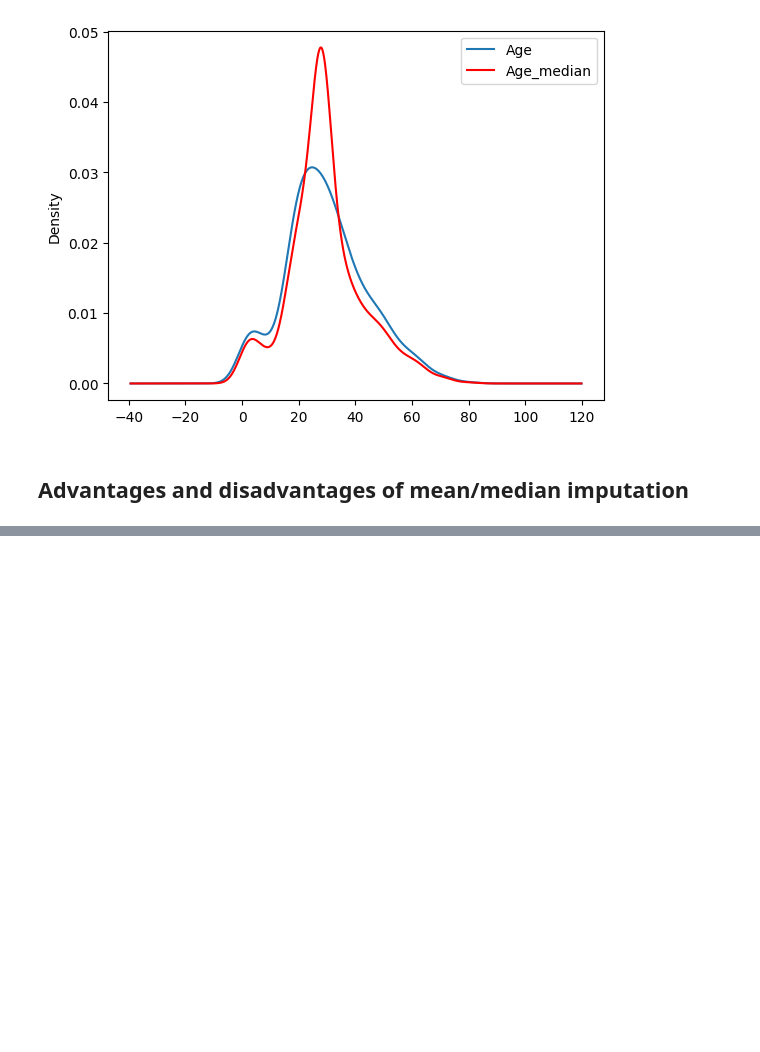
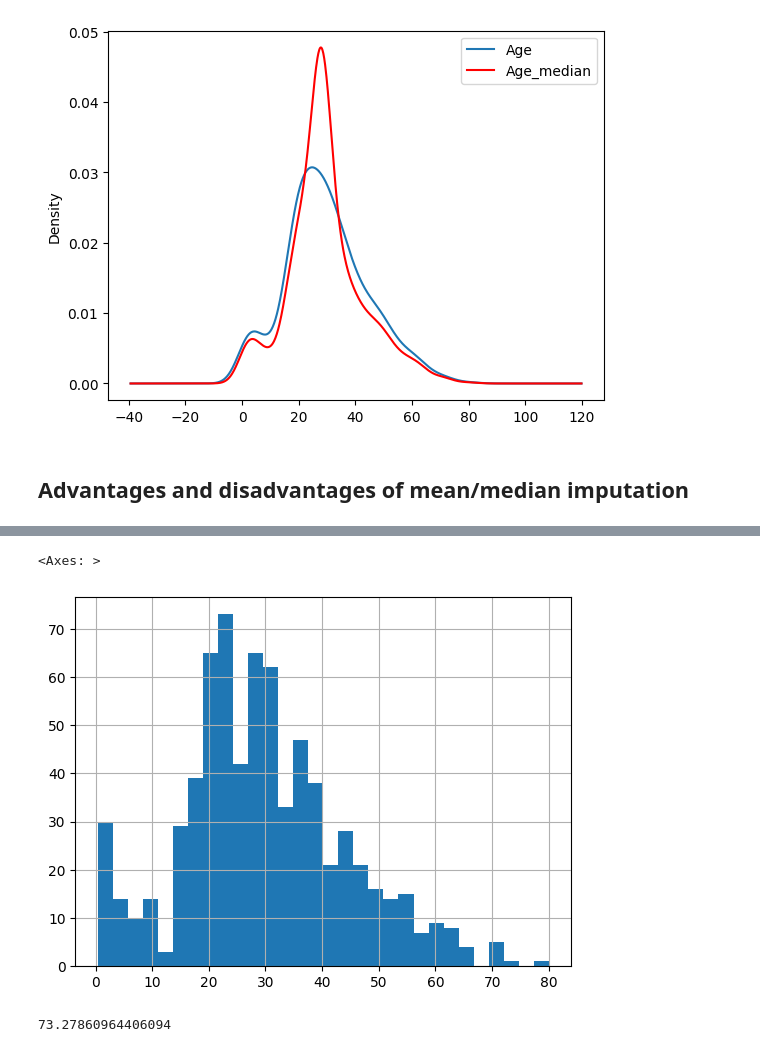
Before and after one commit to Omsai-2000/Exploratory-Data-Analysis, a Jupyter notebook: Handling_missing_values_using_Titanic_dataset.ipynb, the cells around one changed output, grey strips where cells are left out. Saved outputs shown, nothing was run; the diff lists cells and outputs as text; code cells hidden in the pictures; blank space fills up the shorter version.

```diff
--- a/Handling_missing_values_using_Titanic_dataset.ipynb
+++ b/Handling_missing_values_using_Titanic_dataset.ipynb
@@ -174,0 +332,3 @@ ax.legend(lines,labels, loc='best')
+# %%
+df=pd.read_csv('train.csv',usecols=(['Age','Fare','Survived']))
+df.head()
@@ -174,0 +342,12 @@ ax.legend(lines,labels, loc='best')
+# %%
+df.Age.hist(bins=30)
+# %% [output]
+<Axes: >
+[figure, added]
+# %%
+# Taking values from end/afer of 3rd standard deviation
+
+extreme=df.Age.mean()+3*df.Age.std()
+extreme
+# %% [output]
+73.27860964406094
```
Also changed, not shown: parts of 27 cells of this notebook.
